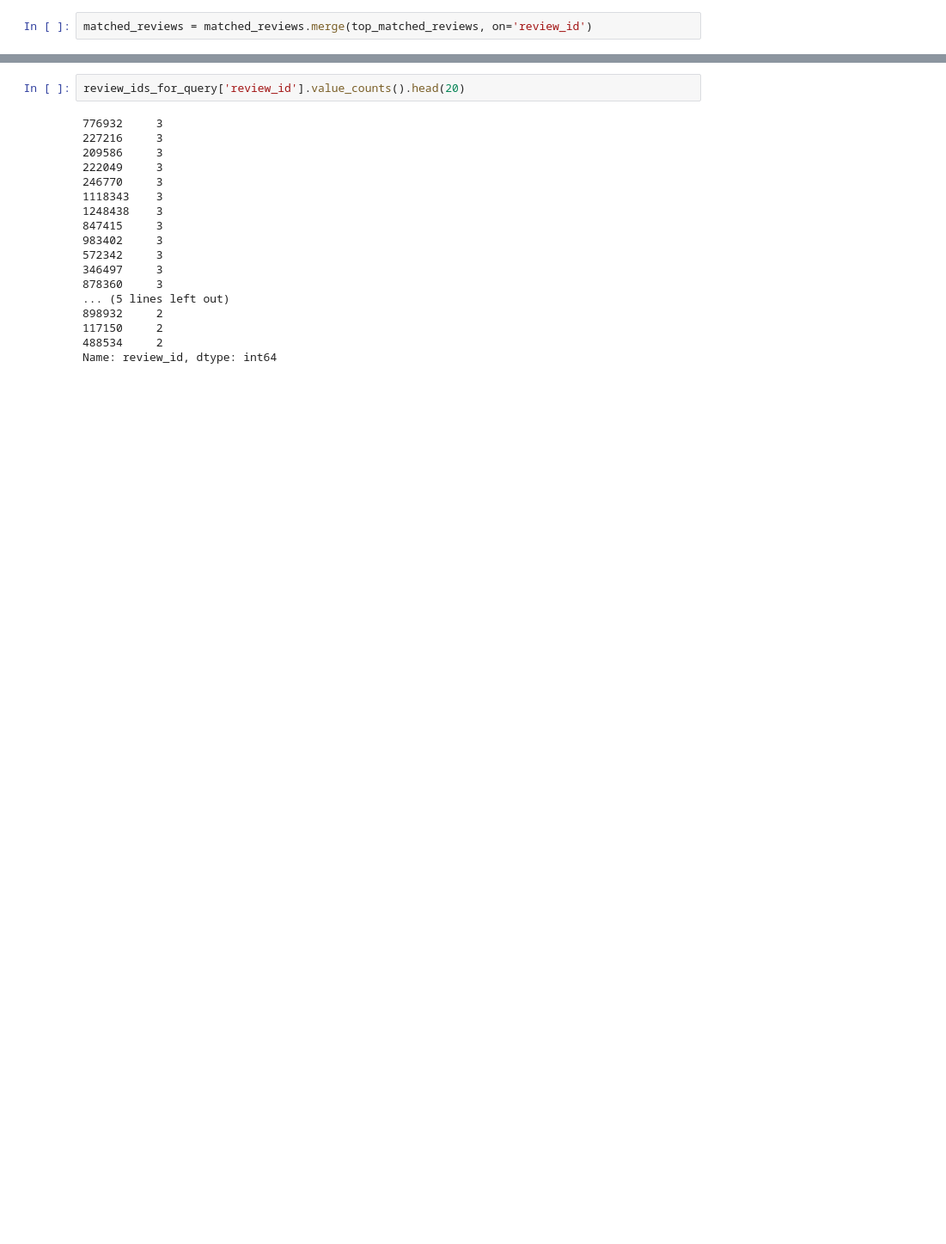
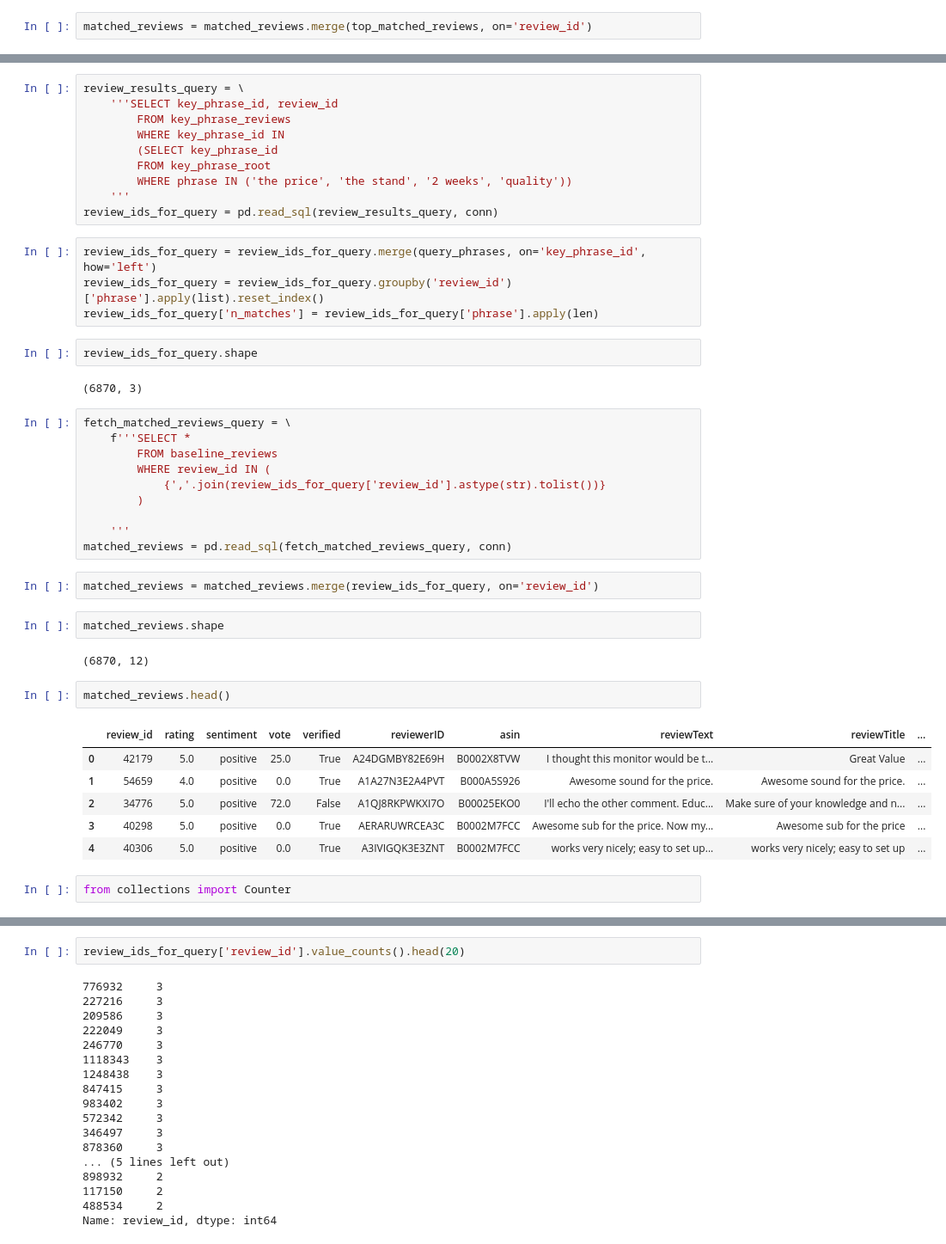
Before and after one commit to avelllabs/Gabby, a Jupyter notebook: notebooks/13_gb_gabby_api_development.ipynb, the cells around one changed output, grey strips where cells are left out. Shown: that part at 86% size. Saved outputs shown, nothing was run; the diff lists cells and outputs as text; blank space fills up the shorter version.

```diff
--- a/notebooks/13_gb_gabby_api_development.ipynb
+++ b/notebooks/13_gb_gabby_api_development.ipynb
@@ -327,0 +330,45 @@ matched_reviews
+# %%
+review_results_query = \
+    '''SELECT key_phrase_id, review_id
+        FROM key_phrase_reviews
+        WHERE key_phrase_id IN
+        (SELECT key_phrase_id
+        FROM key_phrase_root
+        WHERE phrase IN ('the price', 'the stand', '2 weeks', 'quality'))
+    '''
+review_ids_for_query = pd.read_sql(review_results_query, conn)
+# %%
+review_ids_for_query = review_ids_for_query.merge(query_phrases, on='key_phrase_id', how='left')
+review_ids_for_query = review_ids_for_query.groupby('review_id')['phrase'].apply(list).reset_index()
+review_ids_for_query['n_matches'] = review_ids_for_query['phrase'].apply(len)
+# %%
+review_ids_for_query.shape
+# %% [output]
+(6870, 3)
+# %%
+fetch_matched_reviews_query = \
+    f'''SELECT *
+        FROM baseline_reviews
+        WHERE review_id IN (
+            {','.join(review_ids_for_query['review_id'].astype(str).tolist())}
+        )
+
+    '''
+matched_reviews = pd.read_sql(fetch_matched_reviews_query, conn)
+# %%
+matched_reviews = matched_reviews.merge(review_ids_for_query, on='review_id')
+# %%
+matched_reviews.shape
+# %% [output]
+(6870, 12)
+# %%
+matched_reviews.head()
+# %% [output]
+|  | review_id | rating | sentiment | vote | verified | reviewerID | asin | reviewText | reviewTitle | ... |
+| 0 | 42179 | 5.0 | positive | 25.0 | True | A24DGMBY82E69H | B0002X8TVW | I thought this monitor would be t... | Great Value | ... |
+| 1 | 54659 | 4.0 | positive | 0.0 | True | A1A27N3E2A4PVT | B000A5S926 | Awesome sound for the price. | Awesome sound for the price. | ... |
+| 2 | 34776 | 5.0 | positive | 72.0 | False | A1QJ8RKPWKXI7O | B00025EKO0 | I'll echo the other comment. Educ... | Make sure of your knowledge and n... | ... |
+| 3 | 40298 | 5.0 | positive | 0.0 | True | AERARUWRCEA3C | B0002M7FCC | Awesome sub for the price. Now my... | Awesome sub for the price | ... |
+| 4 | 40306 | 5.0 | positive | 0.0 | True | A3IVIGQK3E3ZNT | B0002M7FCC | works very nicely; easy to set up... | works very nicely; easy to set up | ... |
+# %%
+from collections import Counter
```
Also changed, not shown: parts of 7 cells of this notebook, 2 other files.
